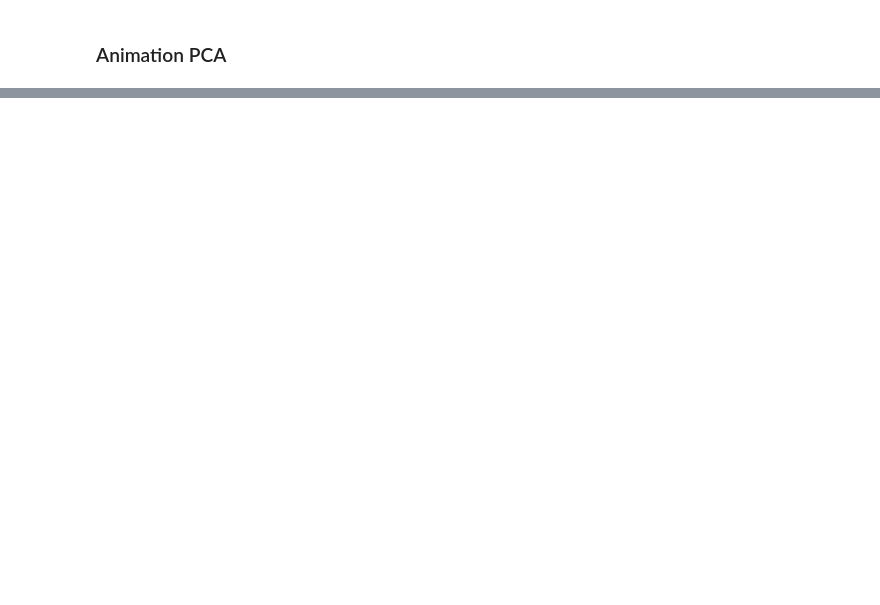
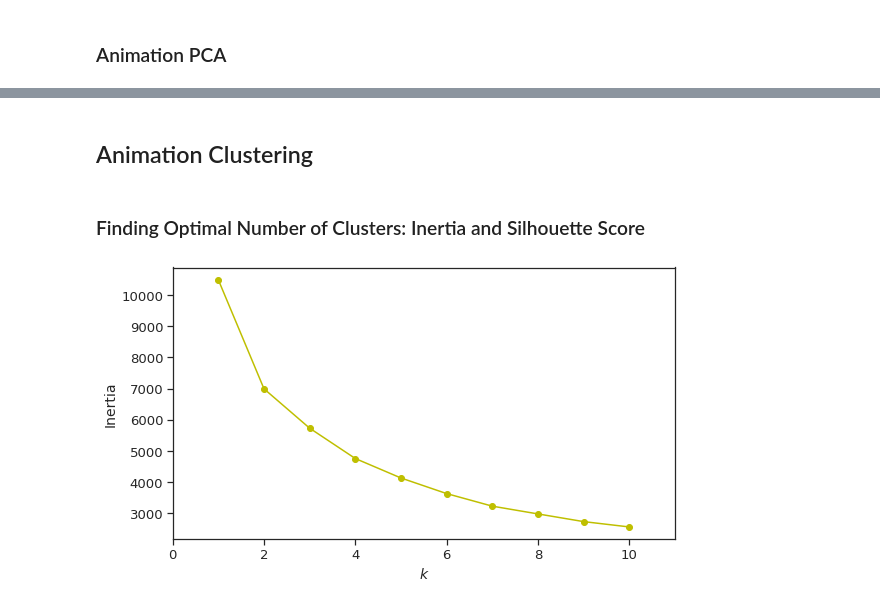
Before and after one commit to andresdha/Letterboxd_Data, a Jupyter notebook: Letterboxd Data Analysis.ipynb, the cells around one changed output, grey strips where cells are left out. Cells and saved outputs as stored; diff of their text form; code cells hidden in the pictures; blank space fills up the shorter version.

Commit message:
V0.6 Finished Animation PCA and Clustering. To do: Remaining Genres PCA and Clustering

```diff
--- a/Letterboxd Data Analysis.ipynb
+++ b/Letterboxd Data Analysis.ipynb
@@ -1206,0 +1241,3 @@ anim_features_to_scale = animation[['avg_rating', 'running_time', 'like_to_views
+# %%
+anim_coefs = pd.DataFrame(anim_pipeline['pca'].components_, columns=anim_features.columns, index=['PC1', 'PC2', 'PC3'])
+anim_coefs
@@ -1206,0 +1255,4 @@ anim_features_to_scale = animation[['avg_rating', 'running_time', 'like_to_views
+# %%
+anim_features_3d = anim_pipeline.transform(anim_features) #Transformed features ready for clustering in PC space.
+# %%
+anim_reduced = pd.DataFrame(anim_features_3d, columns=anim_coefs.index, index=anim_features.index)
@@ -1206,0 +1449,4 @@ anim_features_to_scale = animation[['avg_rating', 'running_time', 'like_to_views
+# %% [markdown]
+## Animation Clustering
+# %% [markdown]
+### Finding Optimal Number of Clusters: Inertia and Silhouette Score
@@ -1206,0 +1455,21 @@ anim_features_to_scale = animation[['avg_rating', 'running_time', 'like_to_views
+# %%
+anim_kmeans_per_k = [KMeans(n_clusters=k, random_state=69).fit(anim_reduced) for k in range(1,11)]
+
+anim_inertias = [model.inertia_ for model in anim_kmeans_per_k]
+# %%
+plt.figure(figsize=(9,5))
+plt.plot(range(1, 11), anim_inertias, "yo-")
+plt.xlabel("$k$", fontsize=14)
+plt.ylabel("Inertia", fontsize=14)
+# plt.annotate('Elbow',
+#              xy=(4, inertias[3]),
+#              xytext=(0.55, 0.55),
+#              textcoords='figure fraction',
+#              fontsize=16,
+#              arrowprops=dict(facecolor='black', shrink=0.1)
+#             )
+plt.xlim([0, 11])
+plt.savefig("Figures/inertia_vs_k_plot_anim.png")
+plt.show()
+# %% [output]
+[figure, added]
```
Also changed, not shown: parts of 65 cells of this notebook, 8 other files.
